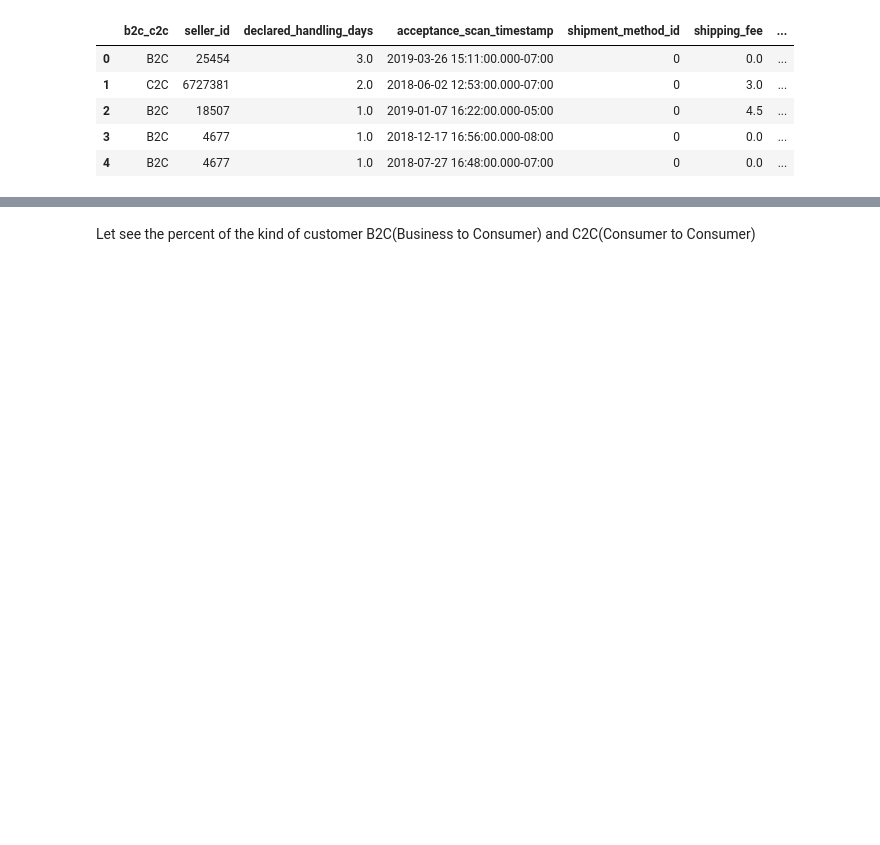
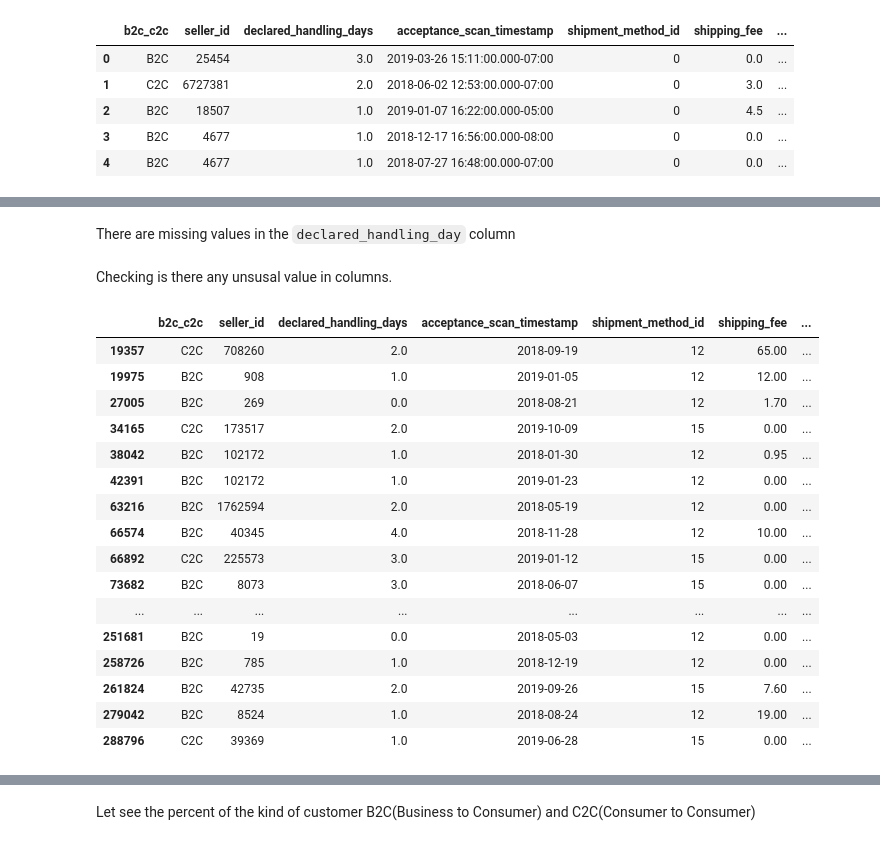
Before and after one commit to henry-vuong/Capstone_Prediction_delivery_time, a Jupyter notebook: notebooks/Ebay_EDA_FeatureEngineering.ipynb, the cells around one changed output, grey strips where cells are left out. Cells and saved outputs as stored; diff of their text form; code cells hidden in the pictures; blank space fills up the shorter version.

```diff
--- a/notebooks/Ebay_EDA_FeatureEngineering.ipynb
+++ b/notebooks/Ebay_EDA_FeatureEngineering.ipynb
@@ -18,0 +15,2 @@ df_ebay = pd.read_csv('../data/raw/ebayShort.csv', nrows=100000 ,index_col=0)
+# %%
+df_ebay = pd.read_csv('../data/raw/ebayShort.csv', nrows=300000 ,index_col=0)
@@ -81,0 +120,24 @@ df_ebay.select_dtypes('object').head()
+# %% [markdown]
+There are missing values in the `declared_handling_day` column
+# %% [markdown]
+Checking is there any unsusal value in columns.
+# %%
+df_ebay[(df_ebay['carrier_max_estimate']<=0 ) | (df_ebay['carrier_min_estimate']<=0)]
+# %% [output]
+|  | b2c_c2c | seller_id | declared_handling_days | acceptance_scan_timestamp | shipment_method_id | shipping_fee | ... |
+| 19357 | C2C | 708260 | 2.0 | 2018-09-19 | 12 | 65.00 | ... |
+| 19975 | B2C | 908 | 1.0 | 2019-01-05 | 12 | 12.00 | ... |
+| 27005 | B2C | 269 | 0.0 | 2018-08-21 | 12 | 1.70 | ... |
+| 34165 | C2C | 173517 | 2.0 | 2019-10-09 | 15 | 0.00 | ... |
+| 38042 | B2C | 102172 | 1.0 | 2018-01-30 | 12 | 0.95 | ... |
+| 42391 | B2C | 102172 | 1.0 | 2019-01-23 | 12 | 0.00 | ... |
+| 63216 | B2C | 1762594 | 2.0 | 2018-05-19 | 12 | 0.00 | ... |
+| 66574 | B2C | 40345 | 4.0 | 2018-11-28 | 12 | 10.00 | ... |
+| 66892 | C2C | 225573 | 3.0 | 2019-01-12 | 15 | 0.00 | ... |
+| 73682 | B2C | 8073 | 3.0 | 2018-06-07 | 15 | 0.00 | ... |
+| ... | ... | ... | ... | ... | ... | ... | ... |
+| 251681 | B2C | 19 | 0.0 | 2018-05-03 | 12 | 0.00 | ... |
+| 258726 | B2C | 785 | 1.0 | 2018-12-19 | 12 | 0.00 | ... |
+| 261824 | B2C | 42735 | 2.0 | 2019-09-26 | 15 | 7.60 | ... |
+| 279042 | B2C | 8524 | 1.0 | 2018-08-24 | 12 | 19.00 | ... |
+| 288796 | C2C | 39369 | 1.0 | 2019-06-28 | 15 | 0.00 | ... |
```
Also changed, not shown: parts of 59 cells of this notebook, 2 other files.
